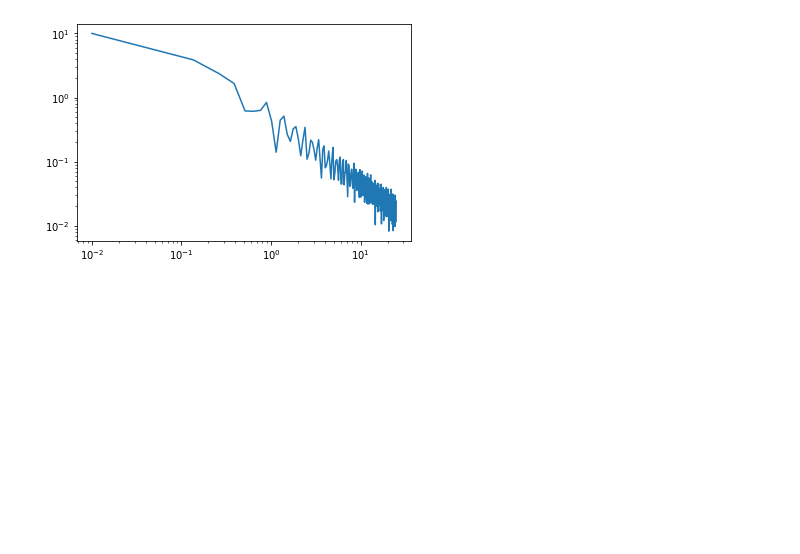
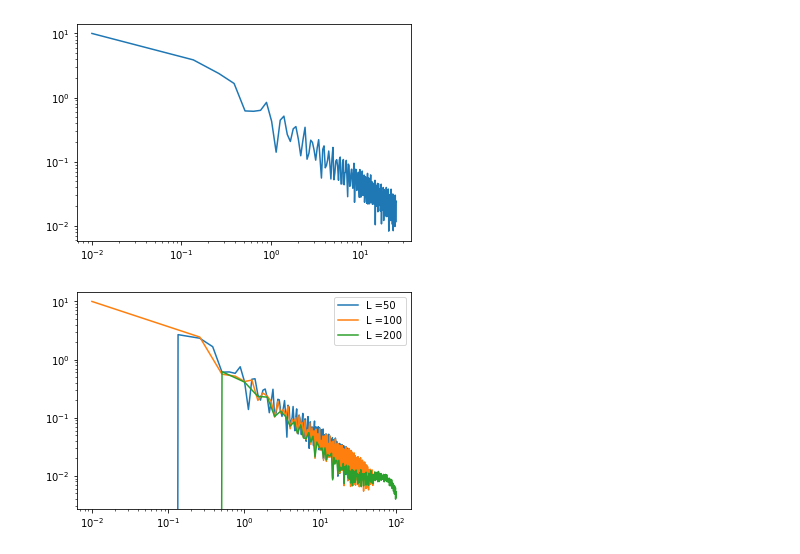
Before and after one commit to DLEthem/ELVIOT, a Jupyter notebook: PROVA.ipynb, the cells around one changed output. Saved outputs shown, nothing was run; the diff lists cells and outputs as text; code cells hidden in the pictures; blank space fills up the shorter version.

```diff
--- a/PROVA.ipynb
+++ b/PROVA.ipynb
@@ -76,14 +76,17 @@ plt.xscale('log')
 plt.yscale('log')
 # %% [output]
 [figure]
-# %%
-size = [50,100,200]
-for i in range(len(size)):
-    a = create(size[i])
-    radius = radii(size[i],200)
-    arrays_var[i] = variance(size[i],1000,radius,a)
-    plt.plot(radius, arrays_var[i], label = 'L =' + str(size[i]))
-    plt.xscale('log')
-    plt.yscale('log')
-plt.legend()
-plt.show()
+# %%
+size = [50,100,200]
+arrays_var = []
+for i in range(len(size)):
+    a = create(size[i])
+    radius = radii(size[i],200)
+    arrays_var.append(variance(size[i],1000,radius,a))
+    plt.plot(radius, arrays_var[i], label = 'L =' + str(size[i]))
+    plt.xscale('log')
+    plt.yscale('log')
+plt.legend()
+plt.show()
+# %% [output]
+[figure, added]
```
Also changed, not shown: parts of 4 cells of this notebook.
